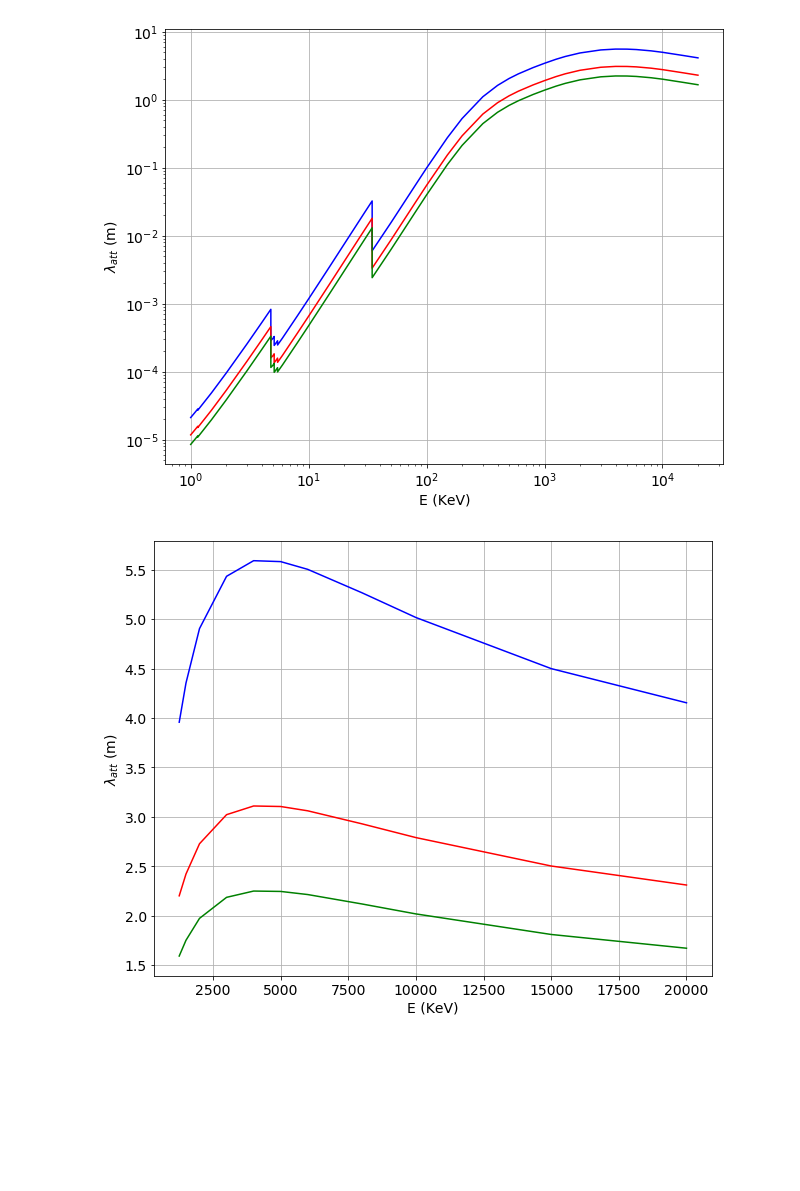
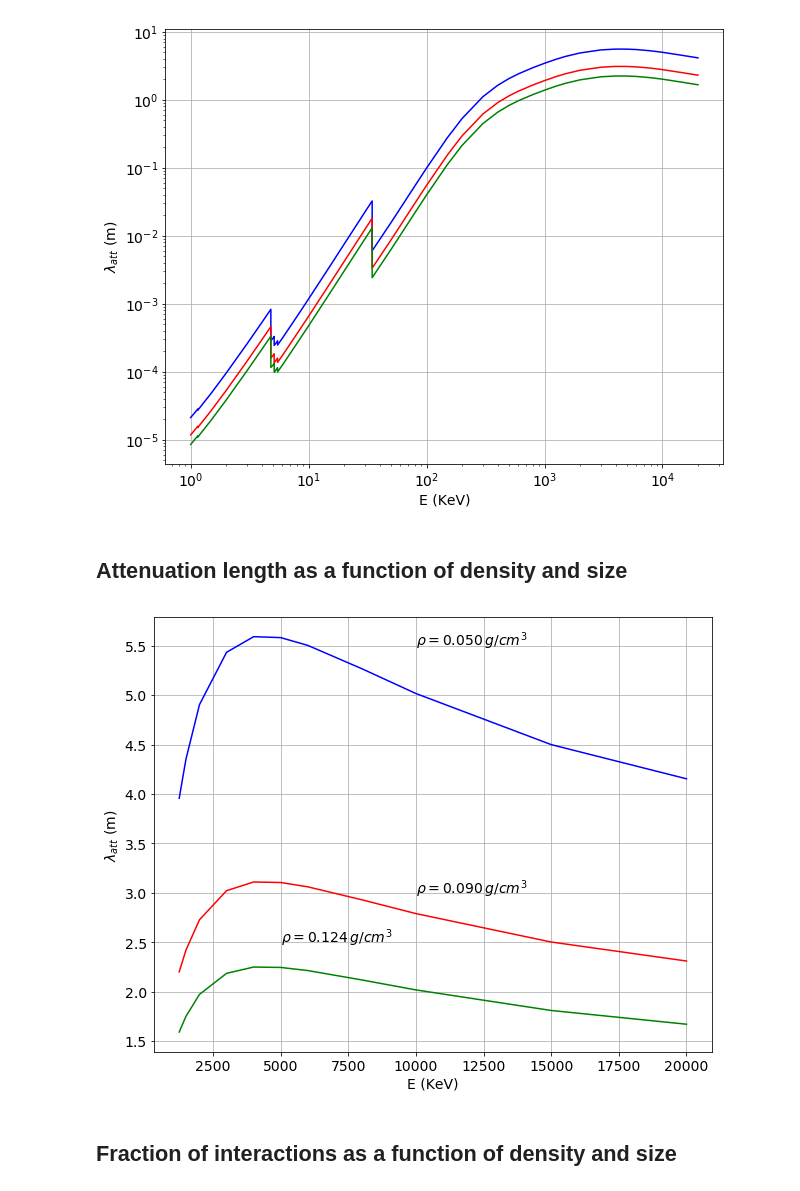
Before and after one commit to jjgomezcadenas/PYNEXT, a Jupyter notebook: nb/InteractionOfGammasInXenon.ipynb, the cells around one changed output. Cells and saved outputs as stored; diff of their text form; code cells hidden in the pictures; blank space fills up the shorter version.

Commit message:
Improve Notebooks
Two notebooks improved. InteractionOfGammasInXenon and
ActivityAndShielding.

```diff
--- a/nb/InteractionOfGammasInXenon.ipynb
+++ b/nb/InteractionOfGammasInXenon.ipynb
@@ -57,3 +72,5 @@ rho_ref = 5.8 * kg/m3
+# %%
+xe = GXe()
 # %% [markdown]
 ## Xenon mass atenuation coefficient
 # %%
@@ -91,14 +108,20 @@ plt.ylabel(r'$\lambda_{att}$ (m)')
 plt.show()
 # %% [output]
 [figure]
+# %% [markdown]
+## Attenuation length as a function of density and size
 # %%
-plt.plot(e2 / keV, latt(mu_over_rho2, rho_0920) / m, 'b')
-plt.plot(e2 / keV, latt(mu_over_rho2, rho_1520) / m, 'r')
-plt.plot(e2 / keV, latt(mu_over_rho2, rho_2020) / m, 'g')
+plt.plot(e2 / keV, latt(mu_over_rho2, xe.rho['rho_0920']) / m, 'b')
+plt.plot(e2 / keV, latt(mu_over_rho2, xe.rho['rho_1520']) / m, 'r')
+plt.plot(e2 / keV, latt(mu_over_rho2, xe.rho['rho_2020']) / m, 'g')
 plt.grid(True)
 plt.xlabel('E (KeV)')
 plt.ylabel(r'$\lambda_{att}$ (m)')
-#plt.text(10**3, 0.1, r'$\lambda_{att}$ (m) for xenon at $\rho =${} g/cm3'.format(rho_0920 / (g/cm3)))
+plt.text(10000, 5.5, r'$\rho={0:5.3f} \, g/cm^3$'.format(xe.rho['rho_0920']/ (g/cm3)))
+plt.text(10000, 3, r'$\rho={0:5.3f} \, g/cm^3$'.format(xe.rho['rho_1520']  / (g/cm3)))
+plt.text(5000, 2.5, r'$\rho={0:5.3f} \, g/cm^3$'.format(xe.rho['rho_2020']  / (g/cm3)))
 plt.show()
 # %% [output]
-[figure, old version]
+[figure, new version]
+# %% [markdown]
+## Fraction of interactions as a function of density and size
```
Also changed, not shown: parts of 9 cells of this notebook, 2 other files.
